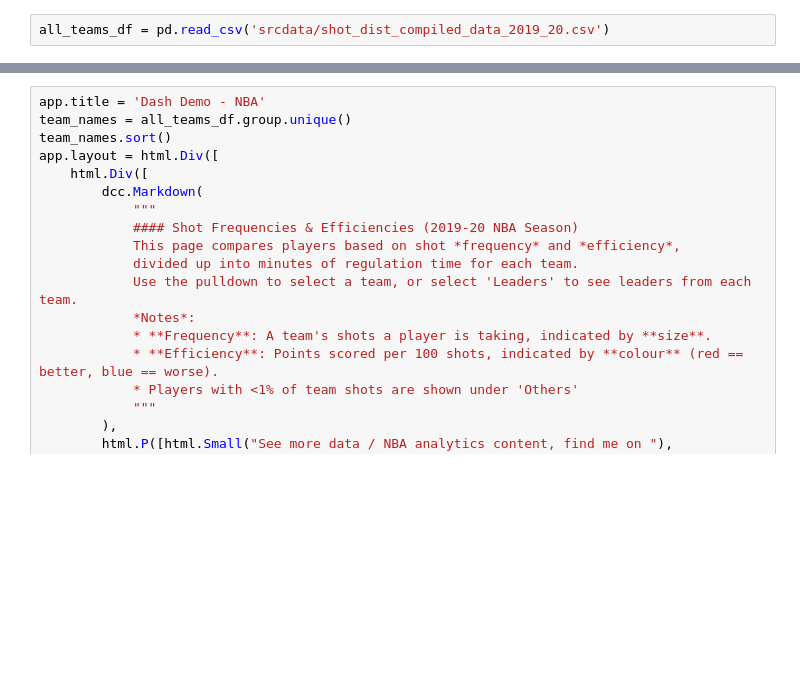
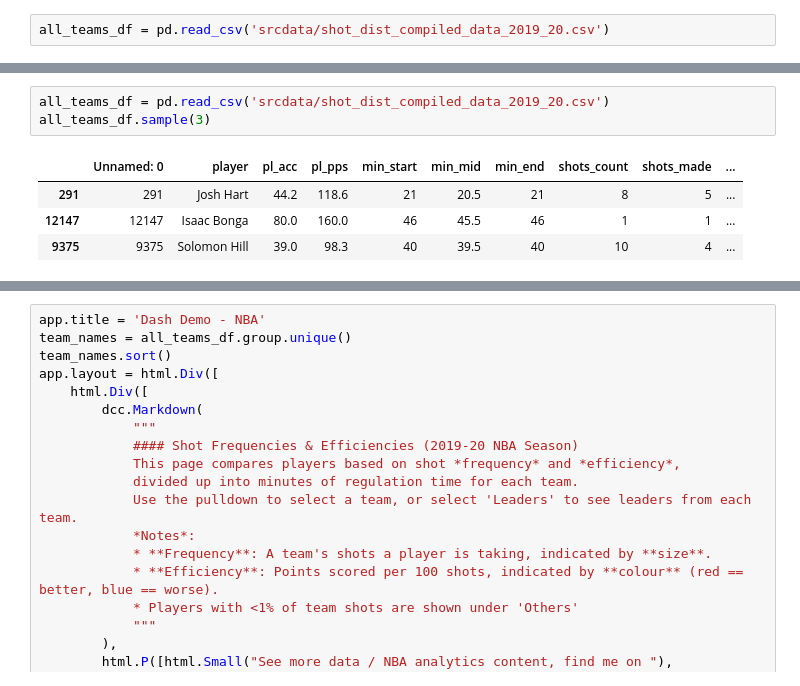
Before and after one commit to JohnnyTeutonic/dash_nba, a Jupyter notebook: dash_nba.ipynb, the cells around one changed output, grey strips where cells are left out. Drawn from its saved outputs; the diff is of its cells as text; blank space fills up the shorter version.

```diff
--- a/dash_nba.ipynb
+++ b/dash_nba.ipynb
@@ -91,3 +92,11 @@ fig.update_layout(height=500, width=1250)
 fig.show()
 # %% [output]
 [interactive output not drawn]
+# %%
+all_teams_df = pd.read_csv('srcdata/shot_dist_compiled_data_2019_20.csv')
+all_teams_df.sample(3)
+# %% [output]
+|  | Unnamed: 0 | player | pl_acc | pl_pps | min_start | min_mid | min_end | shots_count | shots_made | ... |
+| 291 | 291 | Josh Hart | 44.2 | 118.6 | 21 | 20.5 | 21 | 8 | 5 | ... |
+| 12147 | 12147 | Isaac Bonga | 80.0 | 160.0 | 46 | 45.5 | 46 | 1 | 1 | ... |
+| 9375 | 9375 | Solomon Hill | 39.0 | 98.3 | 40 | 39.5 | 40 | 10 | 4 | ... |
```
Also changed, not shown: parts of 3 cells of this notebook.
